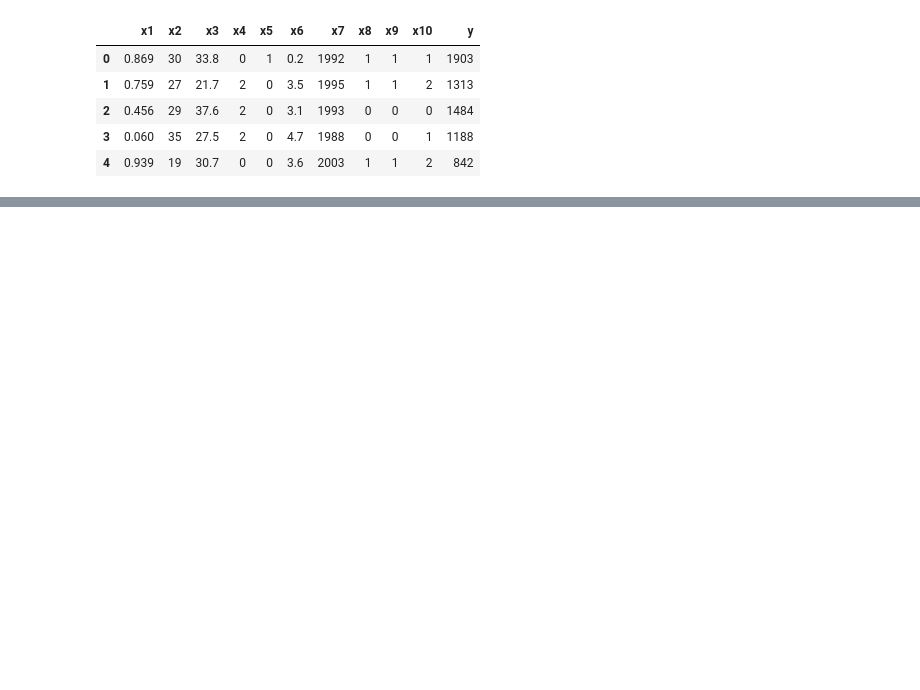
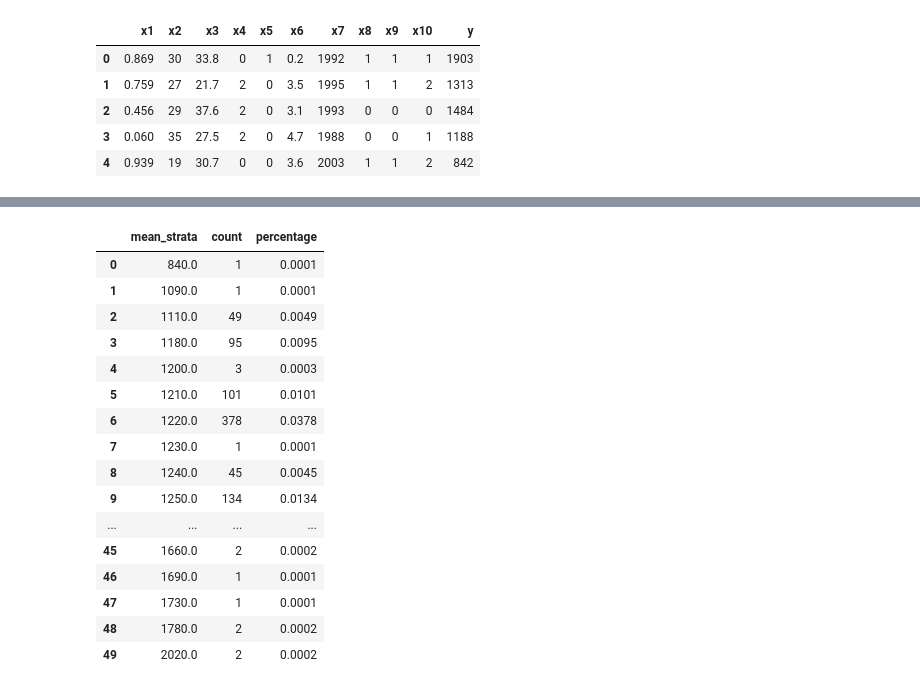
Before and after one commit to ib-rain/kc, a Jupyter notebook: simulator_ab/08_Solution.ipynb, the cells around one changed output, grey strips where cells are left out. Saved outputs shown, nothing was run; the diff lists cells and outputs as text; code cells hidden in the pictures; blank space fills up the shorter version.

```diff
--- a/simulator_ab/08_Solution.ipynb
+++ b/simulator_ab/08_Solution.ipynb
@@ -90,0 +245,25 @@ df['strat'] = get_strats(df_features)
+# %%
+df_agg['mean_strata'] = df_agg['mean'].round(-1)
+
+df_agg2 = df_agg.groupby('mean_strata')['count'].sum().reset_index()
+df_agg2['percentage'] = df_agg2['count'] / df_agg2['count'].sum()
+
+df_agg2
+# %% [output]
+|  | mean_strata | count | percentage |
+| 0 | 840.0 | 1 | 0.0001 |
+| 1 | 1090.0 | 1 | 0.0001 |
+| 2 | 1110.0 | 49 | 0.0049 |
+| 3 | 1180.0 | 95 | 0.0095 |
+| 4 | 1200.0 | 3 | 0.0003 |
+| 5 | 1210.0 | 101 | 0.0101 |
+| 6 | 1220.0 | 378 | 0.0378 |
+| 7 | 1230.0 | 1 | 0.0001 |
+| 8 | 1240.0 | 45 | 0.0045 |
+| 9 | 1250.0 | 134 | 0.0134 |
+| ... | ... | ... | ... |
+| 45 | 1660.0 | 2 | 0.0002 |
+| 46 | 1690.0 | 1 | 0.0001 |
+| 47 | 1730.0 | 1 | 0.0001 |
+| 48 | 1780.0 | 2 | 0.0002 |
+| 49 | 2020.0 | 2 | 0.0002 |
```
Also changed, not shown: parts of 37 cells of this notebook, 1 other file.
